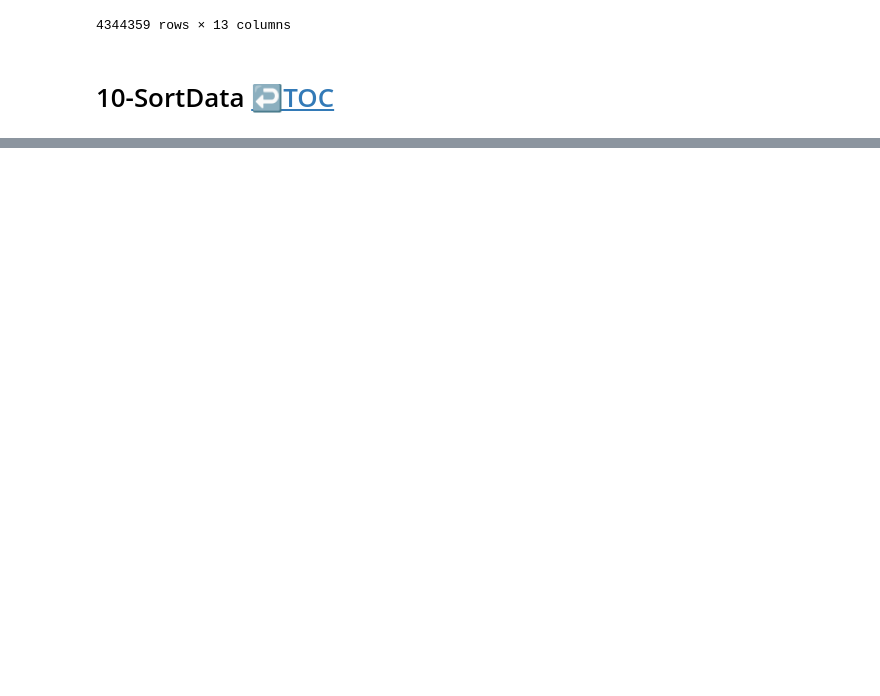
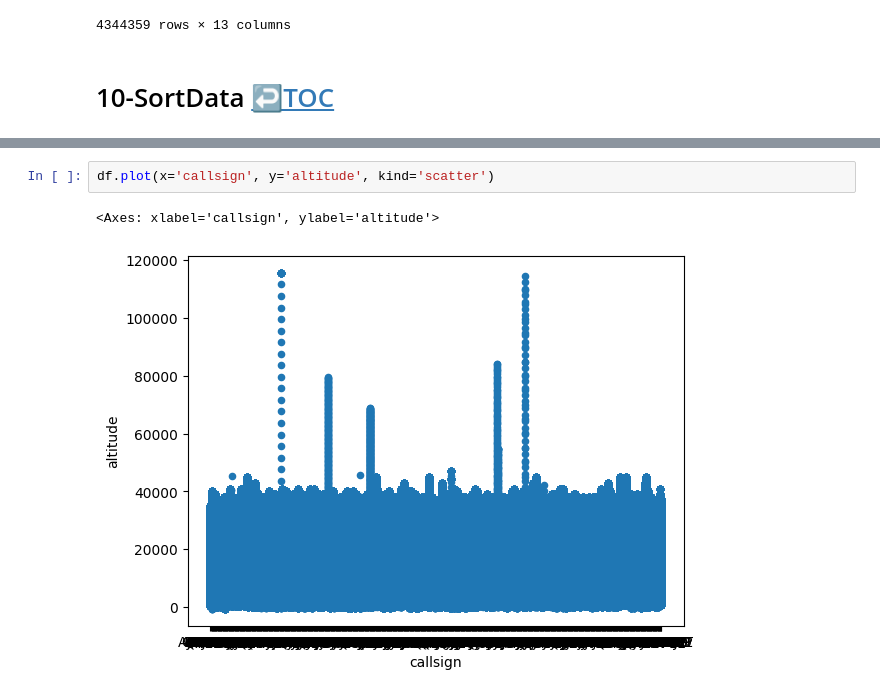
Before and after one commit to kachraz/ytlpda, a Jupyter notebook: KAG/ytleapan.ipynb, the cells around one changed output, grey strips where cells are left out. Cells and saved outputs as stored; diff of their text form; blank space fills up the shorter version.

```diff
--- a/KAG/ytleapan.ipynb
+++ b/KAG/ytleapan.ipynb
@@ -1198,0 +1223,5 @@ df.assign(al3 = df['altitude']/2)
+# %%
+df.plot(x='callsign', y='altitude', kind='scatter')
+# %% [output]
+<Axes: xlabel='callsign', ylabel='altitude'>
+[figure, added]
```
Also changed, not shown: parts of 22 cells of this notebook.
